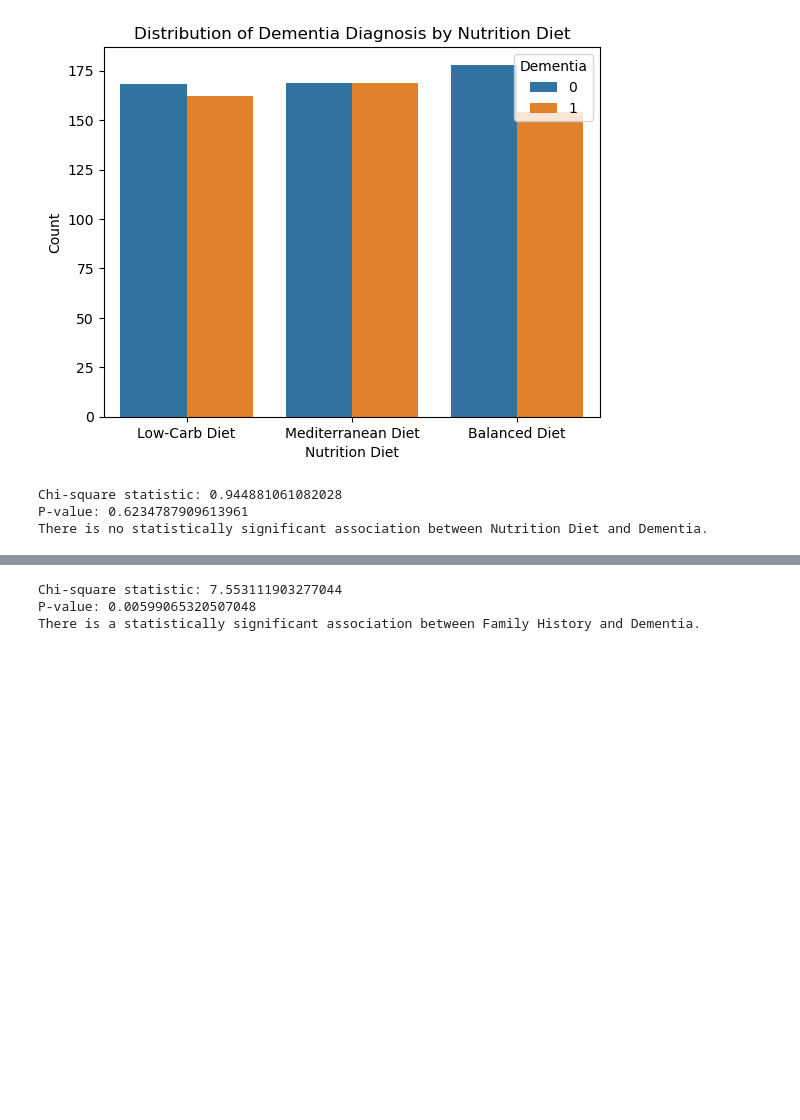
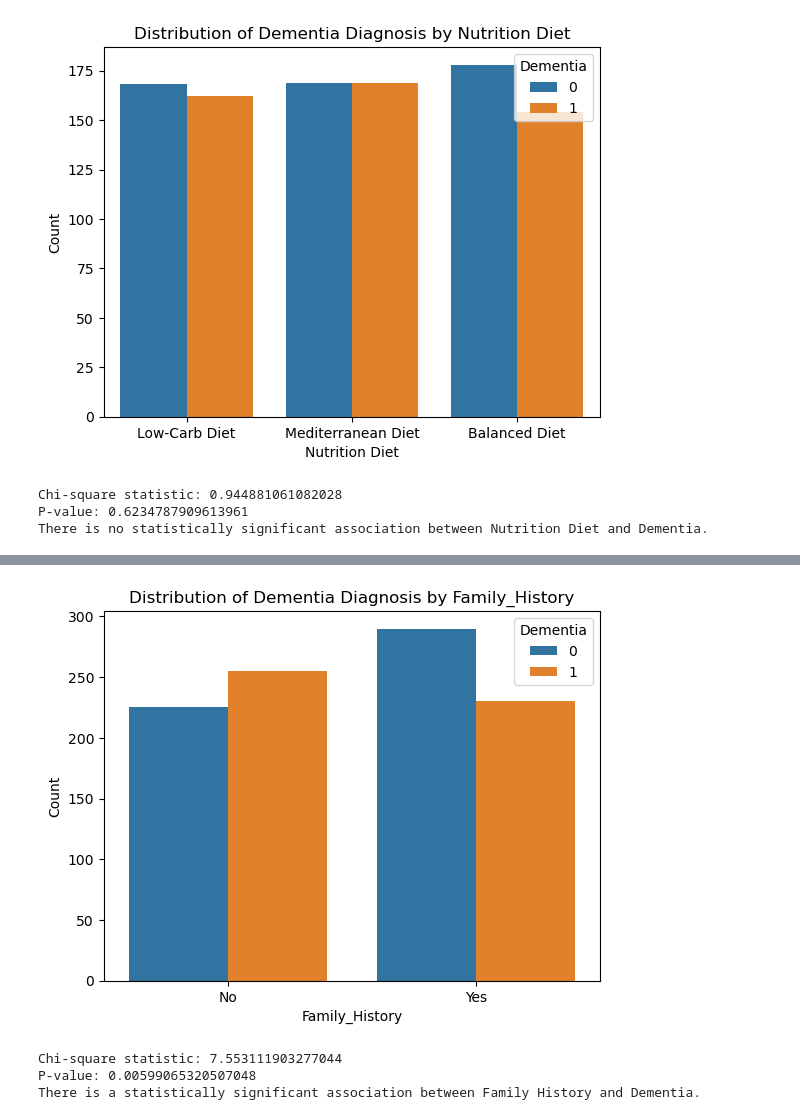
Before and after one commit to Feda2020/project_one_dementia, a Jupyter notebook: main.ipynb, the cells around one changed output, grey strips where cells are left out. Saved outputs shown, nothing was run; the diff lists cells and outputs as text; code cells hidden in the pictures; blank space fills up the shorter version.

```diff
--- a/main.ipynb
+++ b/main.ipynb
@@ -215 +234,14 @@ There is no statistically significant association between Nutrition Diet and Dem
+# %%
+# Create a count plot to show the distribution of dementia diagnoses by the 'Family_History' column, with 'Dementia' as the hue
+sns.countplot(data=dementia_df, x="Family_History", hue="Dementia")
+
+# Add a title and labels to the plot
+plt.title("Distribution of Dementia Diagnosis by Family_History")
+plt.ylabel("Count")
+plt.xlabel("Family_History")
+
+# Display the plot
+plt.show()
+# %% [output]
+[figure, added]
 # %%
```
Also changed, not shown: parts of 38 cells of this notebook.
